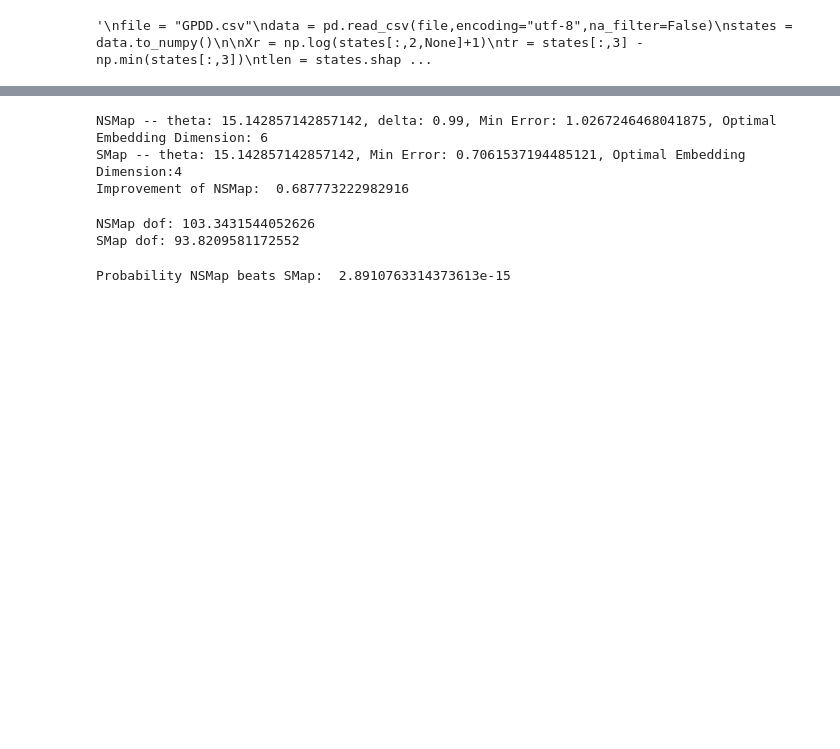
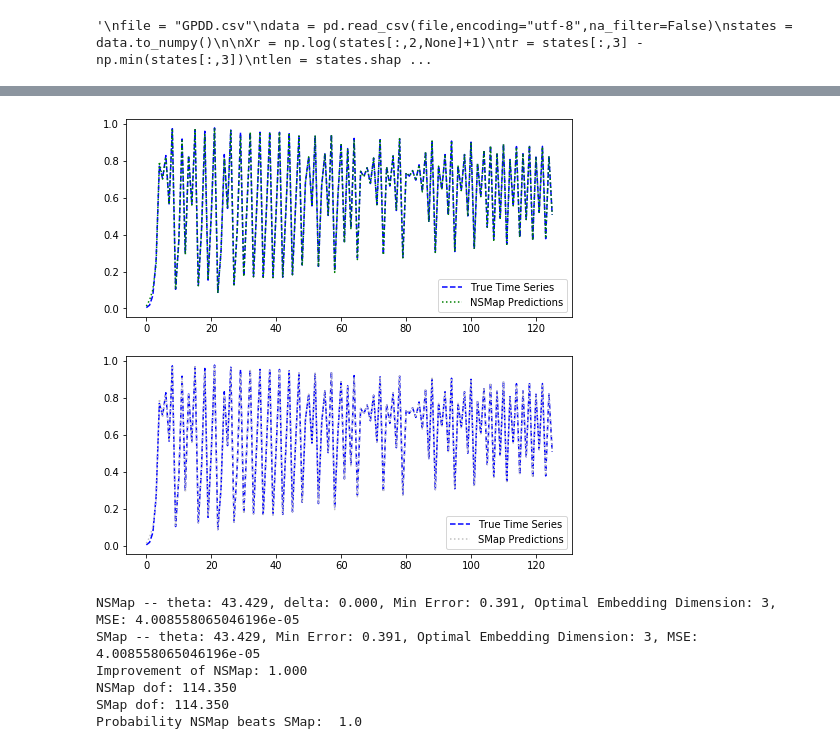
Before and after one commit to kenflat2/Nonlinear-Regression, a Jupyter notebook: Nonstationary SMap.ipynb, the cells around one changed output, grey strips where cells are left out. Drawn from its saved outputs; the diff is of its cells as text; code cells hidden in the pictures; blank space fills up the shorter version.

```diff
--- a/Nonstationary SMap.ipynb
+++ b/Nonstationary SMap.ipynb
@@ -27,18 +27,19 @@ The autoreload extension is already loaded. To reload it, use:
 # %%
 nyears = 1
 
-settlingTime = 2**11
-tlen = 2 ** 7
-end = 2**3*tlen # (3.498901098901099 / (12*reduction)) * tlen # 2**3
-reduction = 2 ** 8
+settlingTime = 2 ** 10
+tlen = 2 ** 12
+end = 2**10 # (3.498901098901099 / (12*reduction)) * tlen # 2**3
+reduction = 2 ** 0
 trainToTest = 0.80 # between 0 and 1
 
 tr = np.linspace(0, end, num=tlen)
 t = tr
 
 # MAKE SURE TO UPDATE THE DIMENSION WHEN SWITCHING ATTRACTORS
-dim = 1
-ndrivers = 0
+dim = 3
+ndrivers = 1
+
 # t0 = np.array([0.34])
 # t0 = np.ones(3) * 3# np.array([0,5,15])# np.ones(dim) * 0.3333 # np.array([0,5,15]) * 1 # np.zeros(dim)
 #
@@ -188,7 +213,7 @@ FNNplot(Xr, 5, 4)
 predictionHorizon = 1
 numLags = 1
 lagStep = 1
-maxLags = 5
+maxLags = 4
 
 nHPvals = 15
 
@@ -201,0 +234,3 @@ thetaBestS, lagBestS, errorS, landS = SMapOptimize(Xr, tr, predictionHorizon,max
+# %%
+predictedTSNS = leaveOneOut(Xn, Yn, txn, thetaBestNS, deltaBestNS)
+predictedTSS = leaveOneOut(Xs, Ys, txs, thetaBestS, 0)
@@ -201,0 +240,12 @@ thetaBestS, lagBestS, errorS, landS = SMapOptimize(Xr, tr, predictionHorizon,max
+# %%
+figLOU, axLOU = plt.subplots(2, figsize=(8,8))
+axLOU[0].plot(Yn, c="blue", linestyle="dashed", label="True Time Series")
+axLOU[0].plot(predictedTSNS, c="green", linestyle="dotted", label="NSMap Predictions")
+axLOU[0].legend()
+
+axLOU[1].plot(Ys, c="blue", linestyle="dashed", label="True Time Series")
+axLOU[1].plot(predictedTSS, c="silver", linestyle="dotted", label="SMap Predictions")
+axLOU[1].legend()
+plt.show()
+# %% [output]
+[figure, added]
@@ -202,27 +256,19 @@ thetaBestS, lagBestS, errorS, landS = SMapOptimize(Xr, tr, predictionHorizon,max
 # %%
-print(f"NSMap -- theta: {thetaBestNS}, delta: {deltaBestNS}, Min Error: {errorNS}, Optimal Embedding Dimension: {lagBestNS+2}")
-print(f"SMap -- theta: {thetaBestS}, Min Error: {errorS}, Optimal Embedding Dimension:{lagBestS+2}")
+### SUMMARY ###
 
-print("Improvement of NSMap: ", errorS/errorNS)
+print(f"NSMap -- theta: {thetaBestNS:.3f}, delta: {deltaBestNS:.3f}, Min Error: {errorNS:.3f}, Optimal Embedding Dimension: {lagBestNS+2}, MSE: {MSENS}")
+print(f"SMap -- theta: {thetaBestS:.3f}, Min Error: {errorS:.3f}, Optimal Embedding Dimension: {lagBestS+2}, MSE: {MSES}")
+
+print(f"Improvement of NSMap: {errorS/errorNS:.3f}")
+
+print(f"NSMap dof: {dofNS:.3f}")
+print(f"SMap dof: {dofS:.3f}")
+
+AkaikeTest(errorNS, errorS, dofNS, dofS, Xr.shape[0])
 # %% [output]
-NSMap -- theta: 15.142857142857142, delta: 0.99, Min Error: 1.0267246468041875, Optimal Embedding Dimension: 6
-SMap -- theta: 15.142857142857142, Min Error: 0.7061537194485121, Optimal Embedding Dimension:4
-Improvement of NSMap:  0.687773222982916
+NSMap -- theta: 43.429, delta: 0.000, Min Error: 0.391, Optimal Embedding Dimension: 3, MSE: 4.008558065046196e-05
+SMap -- theta: 43.429, Min Error: 0.391, Optimal Embedding Dimension: 3, MSE: 4.008558065046196e-05
+Improvement of NSMap: 1.000
+NSMap dof: 114.350
+SMap dof: 114.350
+Probability NSMap beats SMap:  1.0
-# %%
-""" COMPUTE DOFS """
-
-Xn, Yn, txn = delayEmbed(Xr, predictionHorizon, lagBestNS, lagStep, t=t)
-dofNS = dofestimation(Xn, Yn, txn, thetaBestNS, deltaBestNS)
-
-Xs, Ys, txs = delayEmbed(Xr, predictionHorizon, lagBestS, lagStep, t=t)
-dofS = dofestimation(Xs, Ys, txs, thetaBestS, 1)
-
-print(f"NSMap dof: {dofNS}")
-print(f"SMap dof: {dofS}")
-# %% [output]
-NSMap dof: 103.3431544052626
-SMap dof: 93.8209581172552
-# %%
-AkaikeTest(errorNS, errorS, dofNS, dofS, Xr.shape[0])
-# %% [output]
-Probability NSMap beats SMap:  2.8910763314373613e-15
```
Also changed, not shown: parts of 21 cells of this notebook, 3 other files.
